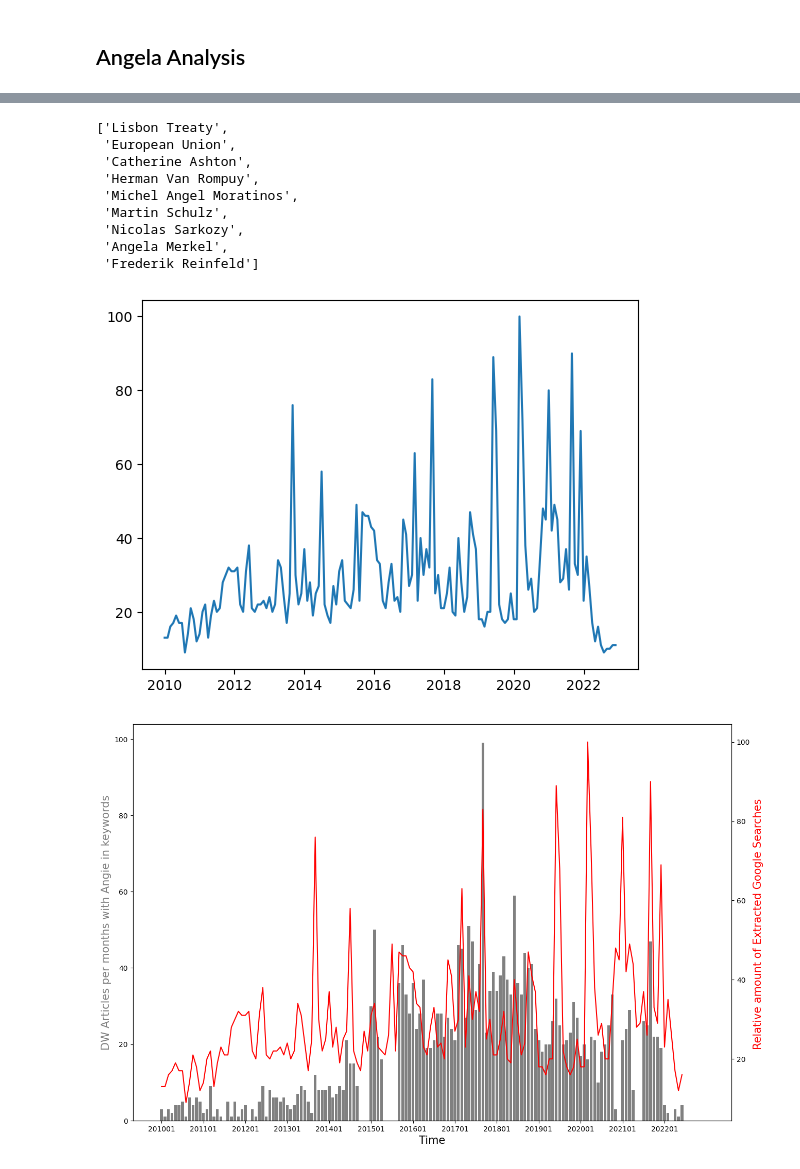
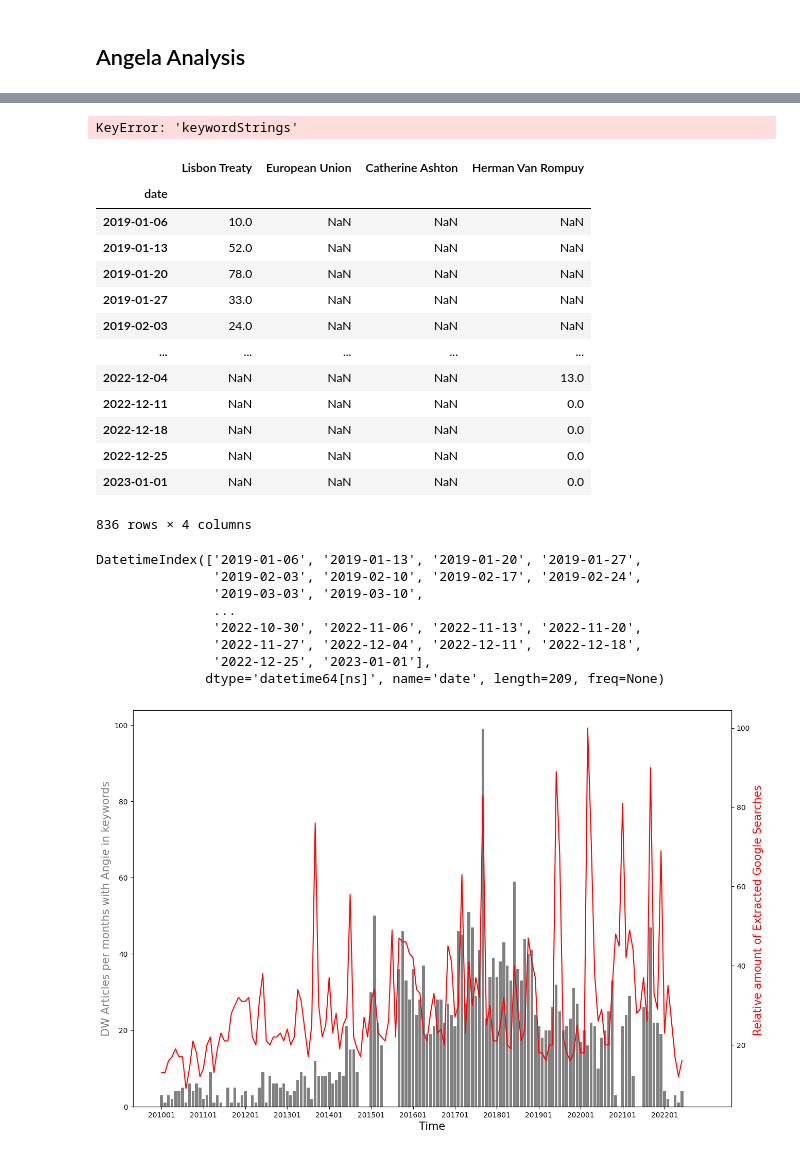
Before and after one commit to mariosakritas/NLP-methods-for-news-articles, a Jupyter notebook: notebooks/MD_MA_keywords_to_timeseries.ipynb, the cells around one changed output, grey strips where cells are left out. Drawn from its saved outputs; the diff is of its cells as text; code cells hidden in the pictures.

```diff
--- a/notebooks/MD_MA_keywords_to_timeseries.ipynb
+++ b/notebooks/MD_MA_keywords_to_timeseries.ipynb
@@ -270,19 +218,37 @@ Name: googleDict, dtype: object
+# %%
+keywords = df['keywordStrings'].iloc[0]
+df_test = pd.DataFrame({'keywords':keywords})
+df_test['google_trends'] = df_test['keywords'].apply(get_interest_over_time, end_date=('2023-01-01'))
+# %% [output]
+KeyError: 'keywordStrings'
+# %%
+big_df = pd.concat([df_test.google_trends.iloc[i] for i in range(df_test.shape[0])])
+big_df
+# df_test.google_trends.iloc[0]
+# %% [output]
+|  | Lisbon Treaty | European Union | Catherine Ashton | Herman Van Rompuy |
+| date |  |  |  |  |
+| 2019-01-06 | 10.0 | NaN | NaN | NaN |
+| 2019-01-13 | 52.0 | NaN | NaN | NaN |
+| 2019-01-20 | 78.0 | NaN | NaN | NaN |
+| 2019-01-27 | 33.0 | NaN | NaN | NaN |
+| 2019-02-03 | 24.0 | NaN | NaN | NaN |
+| ... | ... | ... | ... | ... |
+| 2022-12-04 | NaN | NaN | NaN | 13.0 |
+| 2022-12-11 | NaN | NaN | NaN | 0.0 |
+| 2022-12-18 | NaN | NaN | NaN | 0.0 |
+| 2022-12-25 | NaN | NaN | NaN | 0.0 |
+| 2023-01-01 | NaN | NaN | NaN | 0.0 |
+836 rows × 4 columns
 # %%
-df_test['keywordStrings'][0]
+df_test.iloc[0,1].index
 # %% [output]
-['Lisbon Treaty',
- 'European Union',
- 'Catherine Ashton',
- 'Herman Van Rompuy',
- 'Michel Angel Moratinos',
- 'Martin Schulz',
- 'Nicolas Sarkozy',
- 'Angela Merkel',
- 'Frederik Reinfeld']
+DatetimeIndex(['2019-01-06', '2019-01-13', '2019-01-20', '2019-01-27',
+               '2019-02-03', '2019-02-10', '2019-02-17', '2019-02-24',
+               '2019-03-03', '2019-03-10',
+               ...
+               '2022-10-30', '2022-11-06', '2022-11-13', '2022-11-20',
+               '2022-11-27', '2022-12-04', '2022-12-11', '2022-12-18',
+               '2022-12-25', '2023-01-01'],
+              dtype='datetime64[ns]', name='date', length=209, freq=None)
-# %%
-fig, ax = plt.subplots()
-ax.plot(angie_does_google_final)
-plt.show()
-# %% [output]
-[figure, removed]
 # %%
```
Also changed, not shown: parts of 12 cells of this notebook, 1 other file.
